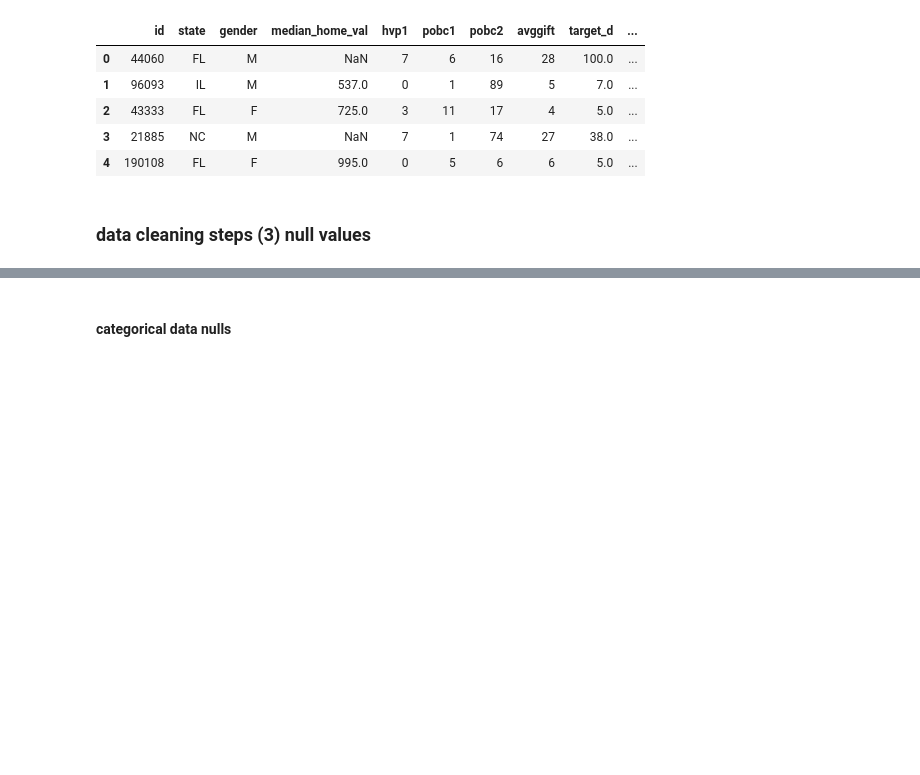
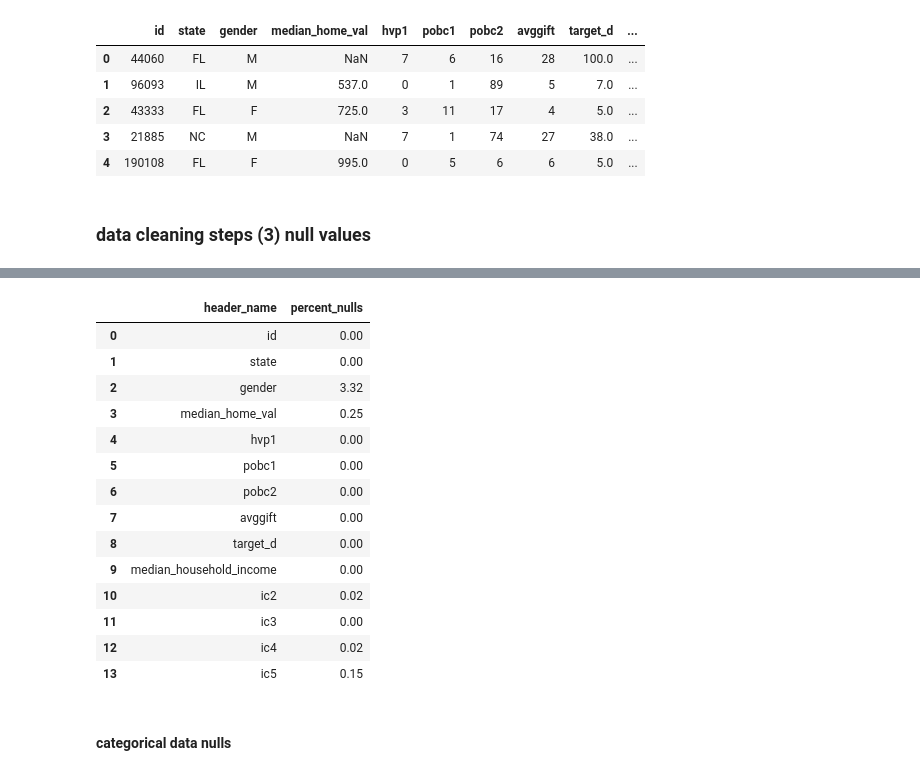
Before and after one commit to student-IH-labs-and-stuff/BER-DAFT-MAR21, a Jupyter notebook: Class Materials/unit1/day3/pandas intro 2 with annotation-students-wip.ipynb, the cells around one changed output, grey strips where cells are left out. Drawn from its saved outputs; the diff is of its cells as text; code cells hidden in the pictures; blank space fills up the shorter version.

```diff
--- a/Class Materials/unit1/day3/pandas intro 2 with annotation-students-wip.ipynb
+++ b/Class Materials/unit1/day3/pandas intro 2 with annotation-students-wip.ipynb
@@ -911,2 +947,22 @@ nulls_df = pd.DataFrame(round(cleandata.isna().sum()/len(cleandata),4)*100)
 # %%
 #tidy the nulls_df by resetting the index and renaming the columns as 'header_name' & 'percent_nulls'
+
+nulls_df=nulls_df.reset_index()
+nulls_df = nulls_df.rename(columns={'index':'header_name',0:'percent_nulls'})
+nulls_df
+# %% [output]
+|  | header_name | percent_nulls |
+| 0 | id | 0.00 |
+| 1 | state | 0.00 |
+| 2 | gender | 3.32 |
+| 3 | median_home_val | 0.25 |
+| 4 | hvp1 | 0.00 |
+| 5 | pobc1 | 0.00 |
+| 6 | pobc2 | 0.00 |
+| 7 | avggift | 0.00 |
+| 8 | target_d | 0.00 |
+| 9 | median_household_income | 0.00 |
+| 10 | ic2 | 0.02 |
+| 11 | ic3 | 0.00 |
+| 12 | ic4 | 0.02 |
+| 13 | ic5 | 0.15 |
```
Also changed, not shown: parts of 6 cells of this notebook.
